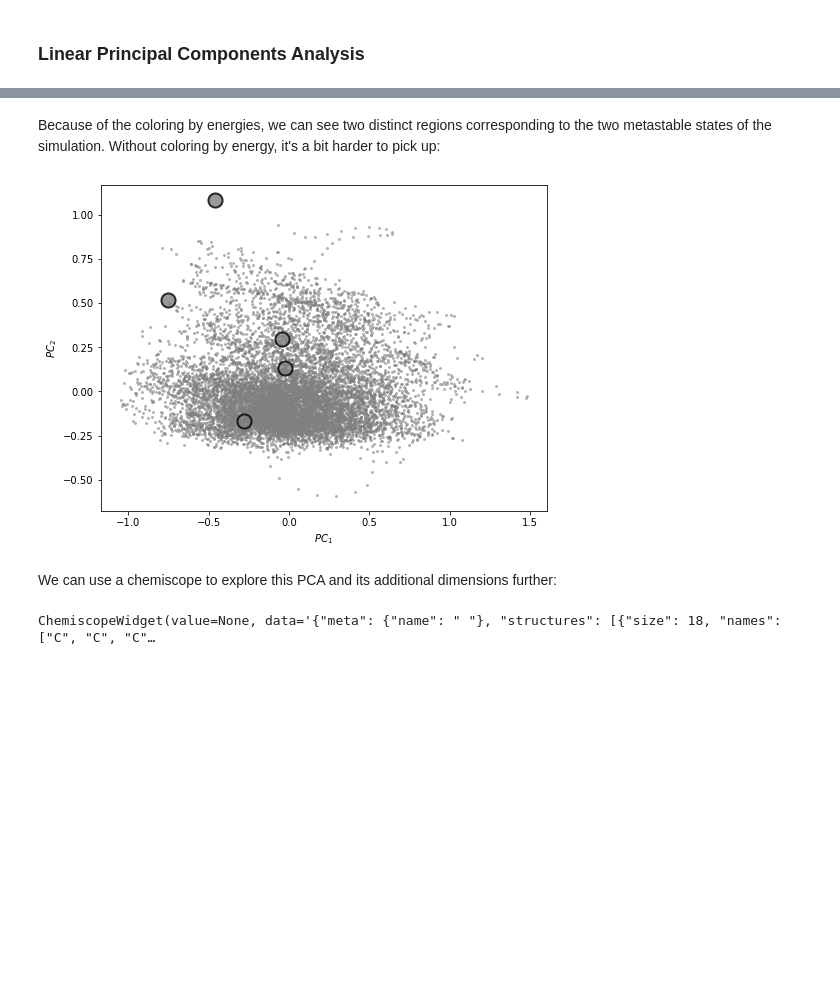
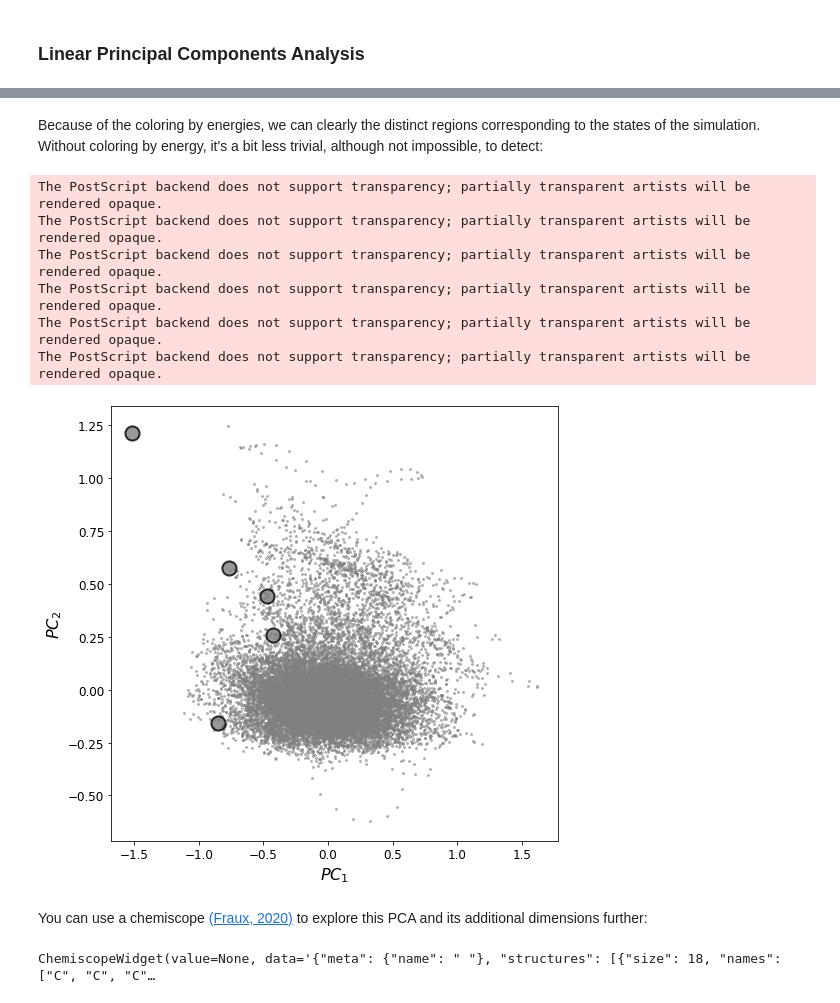
Before and after one commit to cersonsky-lab/unsupervised-ml, a Jupyter notebook: Dimensionality_Reduction_Cyclohexane.ipynb, the cells around one changed output, grey strips where cells are left out. Saved outputs shown, nothing was run; the diff lists cells and outputs as text; code cells hidden in the pictures; blank space fills up the shorter version.

```diff
--- a/Dimensionality_Reduction_Cyclohexane.ipynb
+++ b/Dimensionality_Reduction_Cyclohexane.ipynb
@@ -79,0 +74,33 @@ No handles with labels found to put in legend.
+# %%
+fig, ax = plt.subplots(1, figsize=(3*4.8528, 3*1.2219))
+
+# energies at each timestep in the simulation
+ax.plot(range(len(energy)),
+        energy - min_e,
+        c='lightgrey',
+        linestyle='--',
+        alpha=0.8,
+        zorder=-1)
+
+# running average across periods of 200 frames
+ax.plot(np.convolve(energy - min_e, np.ones(500), 'valid') / 500)
+
+# horizontal lines for each conformation
+for n, c in zip(names, c_energy):
+    ax.axhline(c - min_e, c='k', linestyle='dashed', zorder=-2)
+    ax.text(x=len(energy) + 100,
+            y=c - min_e + 0.05 if n == 'boat' else c - min_e,
+            va='center',
+            ha='left',
+            s=n,
+            clip_on=False)
+
+ax.set_xlabel("Simulation Timestep")
+ax.set_ylabel("Energy [eV]")
+
+ax.set_xlim([0, len(energy)])
+ax.set_ylim([-0.1, 1.1 * (max_e - min_e)])
+
+plt.tight_layout()
+plt.savefig('figures/Figure2/energy.png')
+plt.show()
@@ -153,11 +212,11 @@ soaps.shape, conf_soaps.shape
 # %%
 from sklearn.decomposition import PCA
 
-pca = PCA(n_components=10)
-pca.fit(mean_soaps)
+# pca = PCA(n_components=10)
+# pca.fit(mean_soaps)
 
-t_pca = pca.transform(mean_soaps)
-t_pca_conf = pca.transform(conf_mean_soaps)
+# t_pca = pca.transform(mean_soaps)
+# t_pca_conf = pca.transform(conf_mean_soaps)
 
-plot_embedding(t_pca, t_pca_conf)
+plot_embedding(t_pca, t_pca_conf, savename='figures/Figure2/pca.eps')
 # %% [output]
@@ -165,10 +224,16 @@ plot_embedding(t_pca, t_pca_conf)
 # %% [markdown]
-Because of the coloring by energies, we can see two distinct regions corresponding to the two metastable states of the simulation. Without coloring by energy, it's a bit harder to pick up:
+Because of the coloring by energies, we can clearly the distinct regions corresponding to the states of the simulation. Without coloring by energy, it's a bit less trivial, although not impossible, to detect:
 # %%
-plot_embedding(t_pca, t_pca_conf, coloring=False)
+plot_embedding(t_pca, t_pca_conf, coloring=False, cbar=False, savename='pca_grey.eps')
 # %% [output]
+The PostScript backend does not support transparency; partially transparent artists will be rendered opaque.
+The PostScript backend does not support transparency; partially transparent artists will be rendered opaque.
+The PostScript backend does not support transparency; partially transparent artists will be rendered opaque.
+The PostScript backend does not support transparency; partially transparent artists will be rendered opaque.
+The PostScript backend does not support transparency; partially transparent artists will be rendered opaque.
+The PostScript backend does not support transparency; partially transparent artists will be rendered opaque.
-[figure, old version]
+[figure, new version]
 # %% [markdown]
-We can use a chemiscope to explore this PCA and its additional dimensions further:
+You can use a chemiscope [(Fraux, 2020)](https://joss.theoj.org/papers/10.21105/joss.02117.pdf) to explore this PCA and its additional dimensions further:
 # %%
 import chemiscope
```
Also changed, not shown: parts of 50 cells of this notebook, 28 other files.
